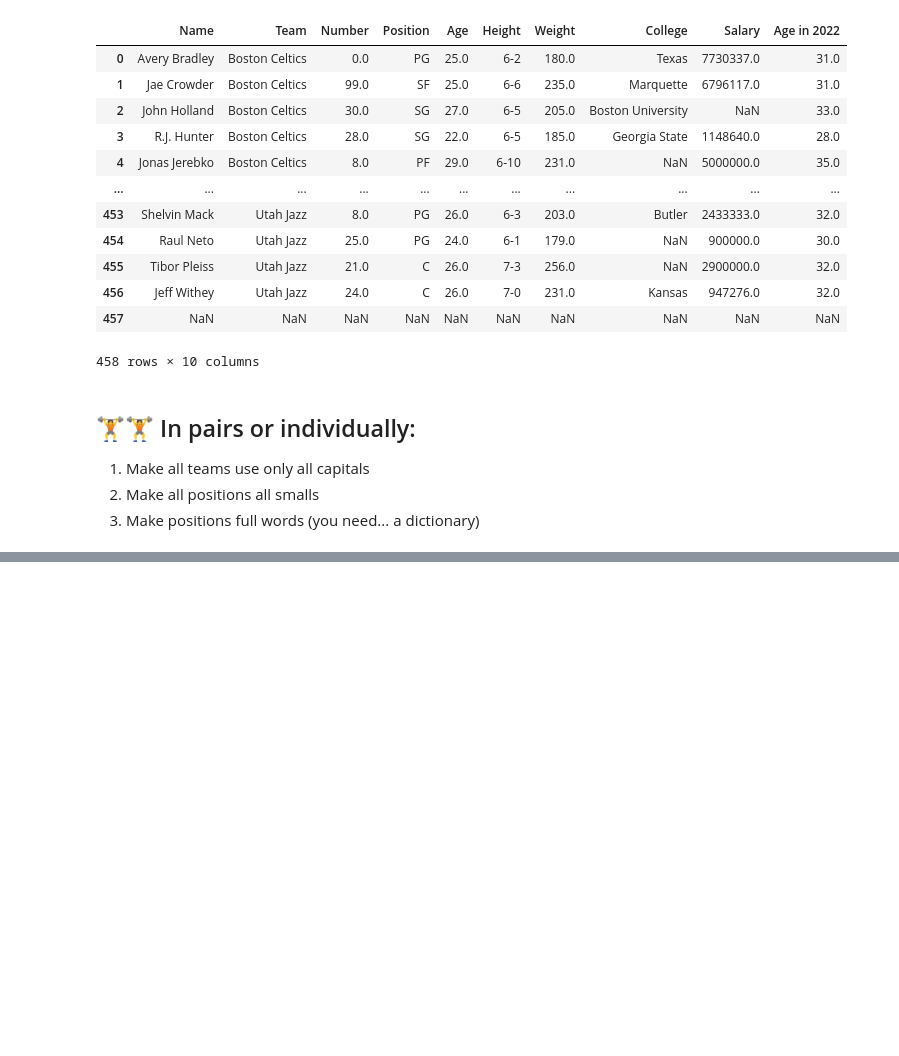
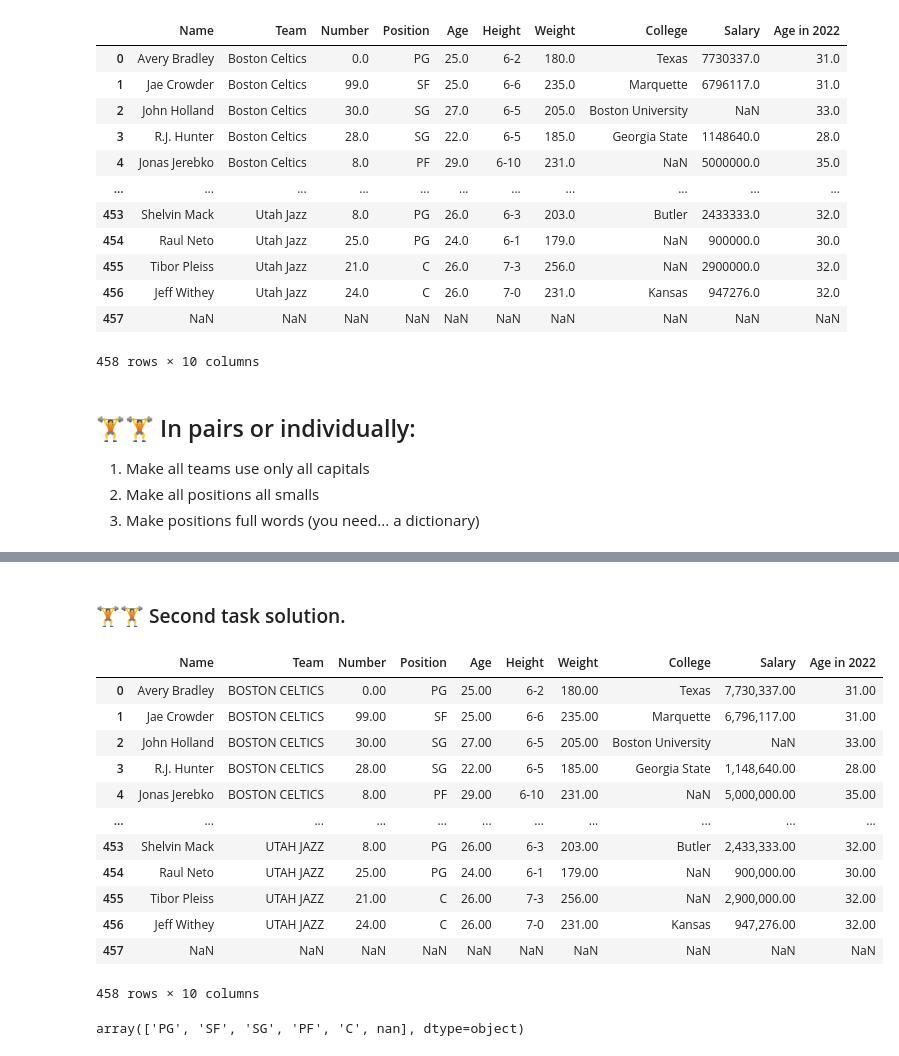
Before and after one commit to EDGENortheastern/recap-solved, a Jupyter notebook: recap.ipynb, the cells around one changed output, grey strips where cells are left out. Cells and saved outputs as stored; diff of their text form; code cells hidden in the pictures; blank space fills up the shorter version.

Commit message:
adds last solution

```diff
--- a/recap.ipynb
+++ b/recap.ipynb
@@ -337,0 +352,24 @@ df
+# %% [markdown]
+### 🏋️🏋️ Second task solution.
+# %%
+df['Team'] = df['Team'].apply(lambda team: team.upper() if type(team) == str else team)
+# %%
+df
+# %% [output]
+|  | Name | Team | Number | Position | Age | Height | Weight | College | Salary | Age in 2022 |
+| 0 | Avery Bradley | BOSTON CELTICS | 0.00 | PG | 25.00 | 6-2 | 180.00 | Texas | 7,730,337.00 | 31.00 |
+| 1 | Jae Crowder | BOSTON CELTICS | 99.00 | SF | 25.00 | 6-6 | 235.00 | Marquette | 6,796,117.00 | 31.00 |
+| 2 | John Holland | BOSTON CELTICS | 30.00 | SG | 27.00 | 6-5 | 205.00 | Boston University | NaN | 33.00 |
+| 3 | R.J. Hunter | BOSTON CELTICS | 28.00 | SG | 22.00 | 6-5 | 185.00 | Georgia State | 1,148,640.00 | 28.00 |
+| 4 | Jonas Jerebko | BOSTON CELTICS | 8.00 | PF | 29.00 | 6-10 | 231.00 | NaN | 5,000,000.00 | 35.00 |
+| ... | ... | ... | ... | ... | ... | ... | ... | ... | ... | ... |
+| 453 | Shelvin Mack | UTAH JAZZ | 8.00 | PG | 26.00 | 6-3 | 203.00 | Butler | 2,433,333.00 | 32.00 |
+| 454 | Raul Neto | UTAH JAZZ | 25.00 | PG | 24.00 | 6-1 | 179.00 | NaN | 900,000.00 | 30.00 |
+| 455 | Tibor Pleiss | UTAH JAZZ | 21.00 | C | 26.00 | 7-3 | 256.00 | NaN | 2,900,000.00 | 32.00 |
+| 456 | Jeff Withey | UTAH JAZZ | 24.00 | C | 26.00 | 7-0 | 231.00 | Kansas | 947,276.00 | 32.00 |
+| 457 | NaN | NaN | NaN | NaN | NaN | NaN | NaN | NaN | NaN | NaN |
+458 rows × 10 columns
+# %%
+df.Position.unique()
+# %% [output]
+array(['PG', 'SF', 'SG', 'PF', 'C', nan], dtype=object)
```
Also changed, not shown: parts of 4 cells of this notebook.
